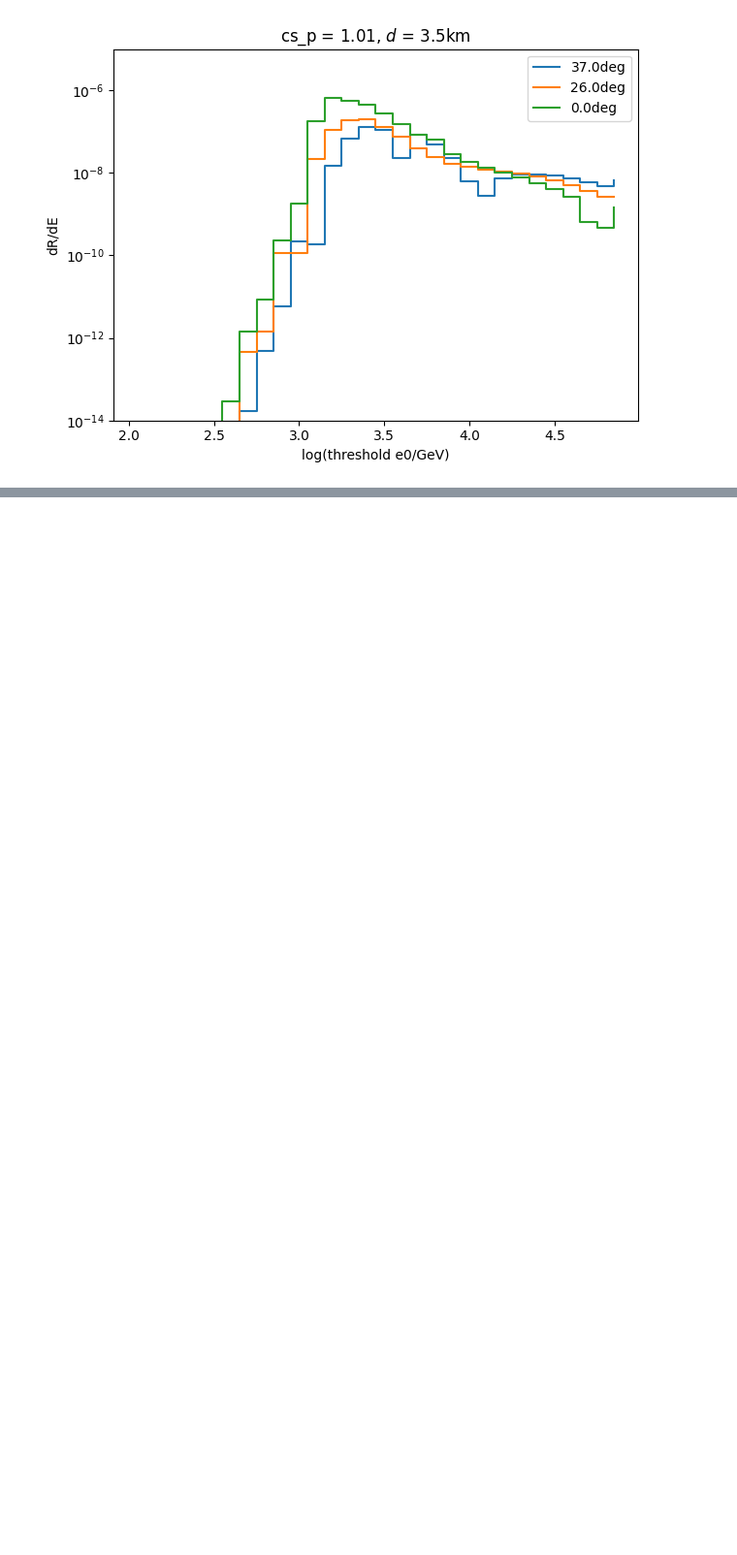
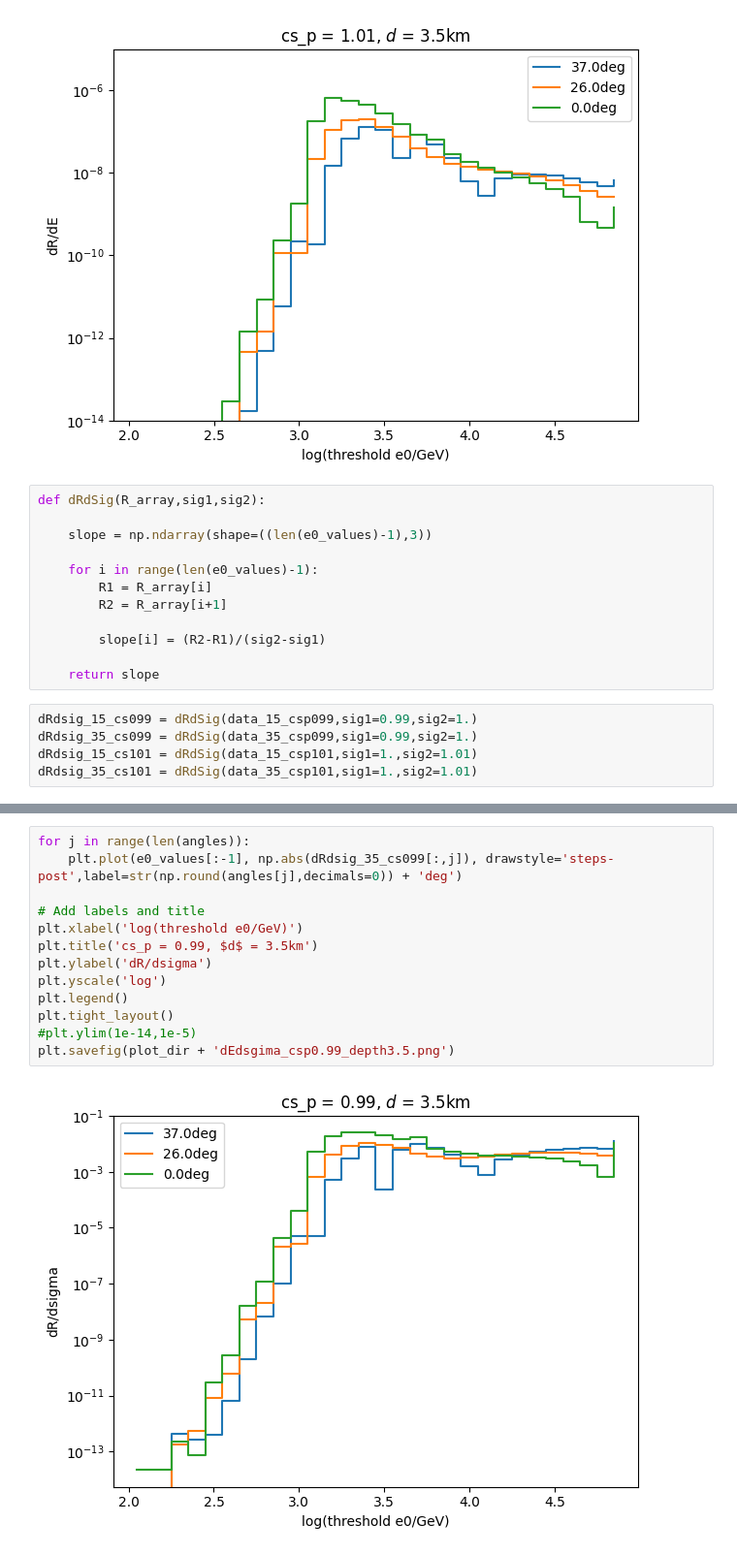
Before and after one commit to karohymon/cs-analysis, a Jupyter notebook: IceCube_diffuse_underground_bundles/oneregion_threshold.ipynb, the cells around one changed output, grey strips where cells are left out. Shown at 97% size. Cells and saved outputs as stored; diff of their text form; blank space fills up the shorter version.

Commit message:
plots tthreshold one region for fixed e0=4.05

```diff
--- a/IceCube_diffuse_underground_bundles/oneregion_threshold.ipynb
+++ b/IceCube_diffuse_underground_bundles/oneregion_threshold.ipynb
@@ -247,3 +247,20 @@ plt.ylim(1e-14,1e-5)
 plt.savefig(plot_dir + 'dEdR_csp1.01_absolute_log_depth3.5.png')
 # %% [output]
 [figure]
+# %%
+def dRdSig(R_array,sig1,sig2):
+
+    slope = np.ndarray(shape=((len(e0_values)-1),3))
+
+    for i in range(len(e0_values)-1):
+        R1 = R_array[i]
+        R2 = R_array[i+1]
+
+        slope[i] = (R2-R1)/(sig2-sig1)
+
+    return slope
+# %%
+dRdsig_15_cs099 = dRdSig(data_15_csp099,sig1=0.99,sig2=1.)
+dRdsig_35_cs099 = dRdSig(data_35_csp099,sig1=0.99,sig2=1.)
+dRdsig_15_cs101 = dRdSig(data_15_csp101,sig1=1.,sig2=1.01)
+dRdsig_35_cs101 = dRdSig(data_35_csp101,sig1=1.,sig2=1.01)
@@ -249,0 +287,15 @@ plt.savefig(plot_dir + 'dEdR_csp1.01_absolute_log_depth3.5.png')
+# %%
+for j in range(len(angles)):
+    plt.plot(e0_values[:-1], np.abs(dRdsig_35_cs099[:,j]), drawstyle='steps-post',label=str(np.round(angles[j],decimals=0)) + 'deg')
+
+# Add labels and title
+plt.xlabel('log(threshold e0/GeV)')
+plt.title('cs_p = 0.99, $d$ = 3.5km')
+plt.ylabel('dR/dsigma')
+plt.yscale('log')
+plt.legend()
+plt.tight_layout()
+#plt.ylim(1e-14,1e-5)
+plt.savefig(plot_dir + 'dEdsgima_csp0.99_depth3.5.png')
+# %% [output]
+[figure, added]
```
Also changed, not shown: parts of 4 cells of this notebook, 1 other file.
